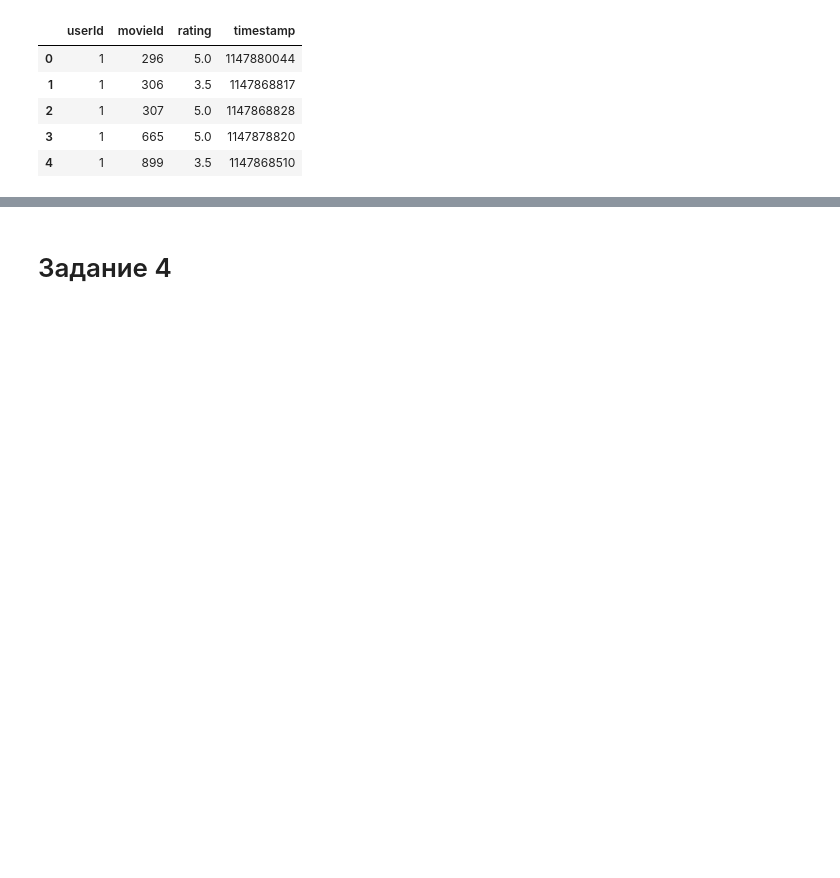
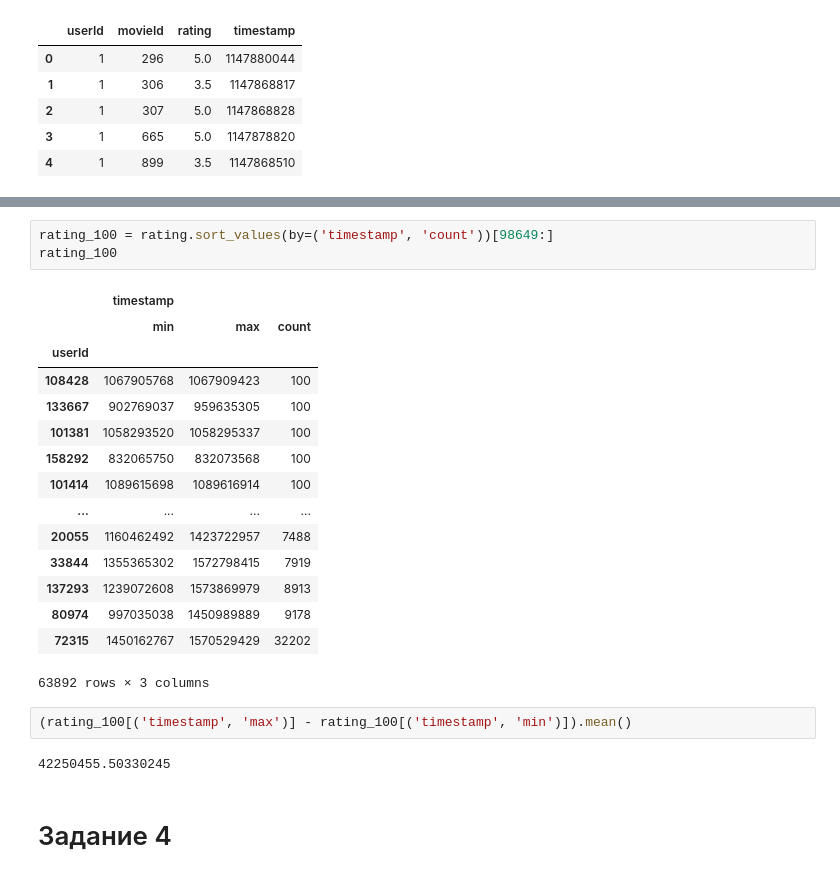
Before and after one commit to cevapro/Homeworks, a Jupyter notebook: PYDA_Protasevich_Dmitry_12.ipynb, the cells around one changed output, grey strips where cells are left out. Saved outputs shown, nothing was run; the diff lists cells and outputs as text; blank space fills up the shorter version.

```diff
--- a/PYDA_Protasevich_Dmitry_12.ipynb
+++ b/PYDA_Protasevich_Dmitry_12.ipynb
@@ -113,3 +108,26 @@ array([     1,      2,      3, ..., 162539, 162540, 162541], dtype=int64)
+# %%
+rating_100 = rating.sort_values(by=('timestamp', 'count'))[98649:]
+rating_100
+# %% [output]
+|  | timestamp |  |  |
+|  | min | max | count |
+| userId |  |  |  |
+| 108428 | 1067905768 | 1067909423 | 100 |
+| 133667 | 902769037 | 959635305 | 100 |
+| 101381 | 1058293520 | 1058295337 | 100 |
+| 158292 | 832065750 | 832073568 | 100 |
+| 101414 | 1089615698 | 1089616914 | 100 |
+| ... | ... | ... | ... |
+| 20055 | 1160462492 | 1423722957 | 7488 |
+| 33844 | 1355365302 | 1572798415 | 7919 |
+| 137293 | 1239072608 | 1573869979 | 8913 |
+| 80974 | 997035038 | 1450989889 | 9178 |
+| 72315 | 1450162767 | 1570529429 | 32202 |
+63892 rows × 3 columns
+# %%
+(rating_100[('timestamp', 'max')] - rating_100[('timestamp', 'min')]).mean()
+# %% [output]
+42250455.50330245
 # %% [markdown]
 # Задание 4
 # %%
```
Also changed, not shown: parts of 3 cells of this notebook.
